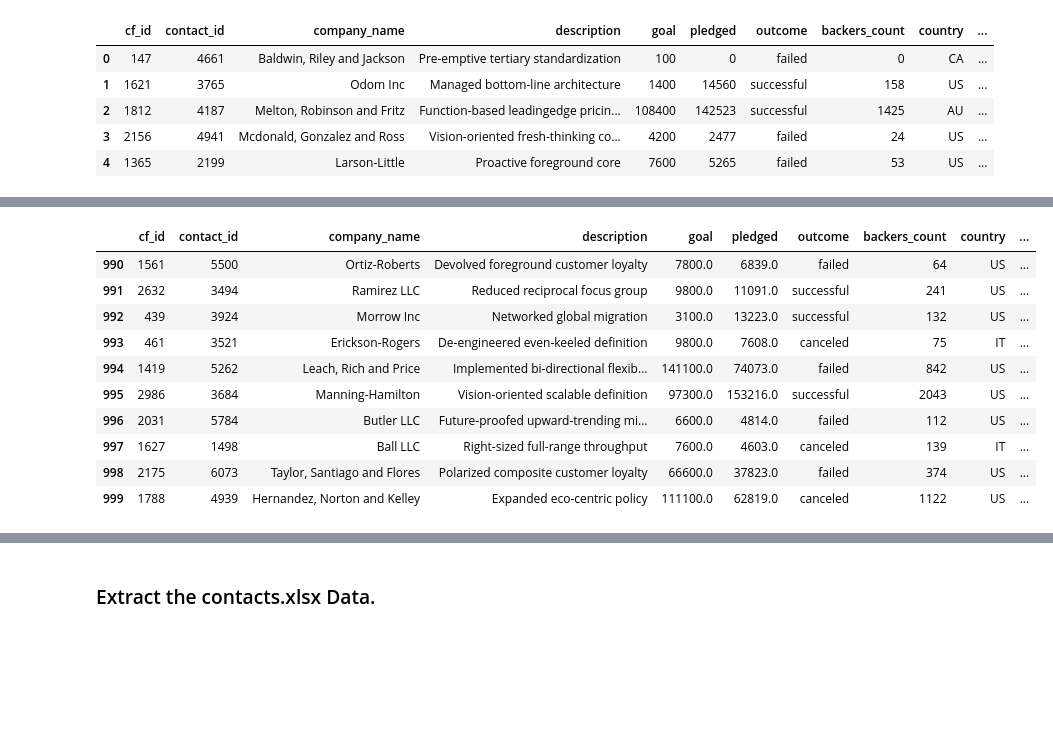
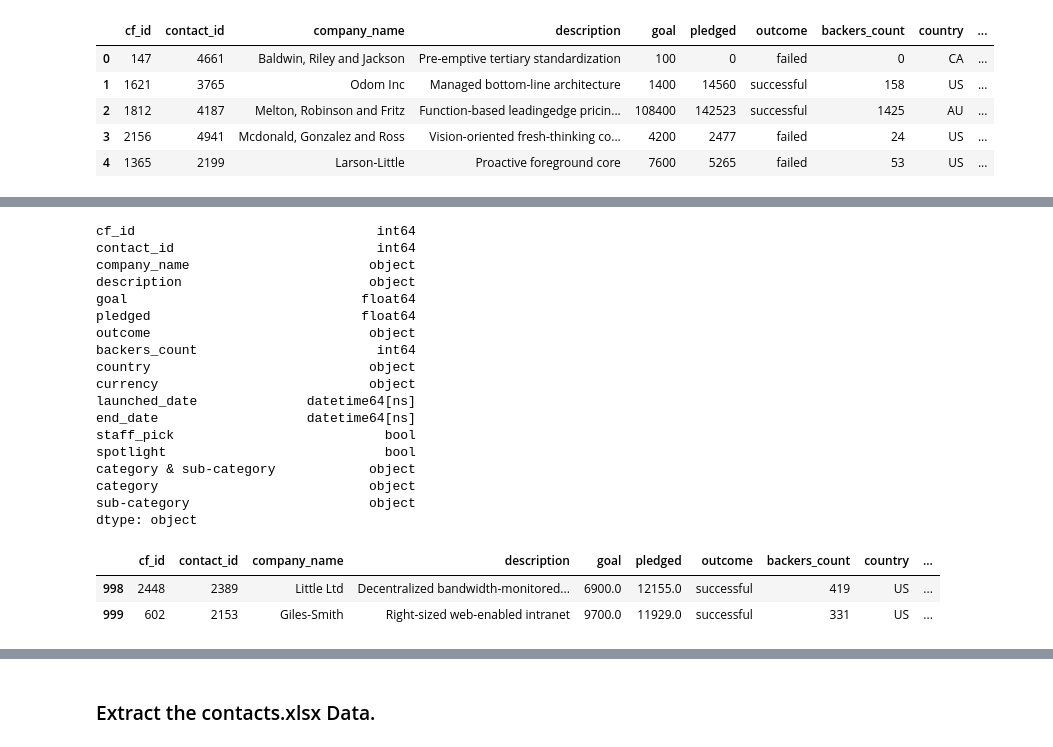
Before and after one commit to AnitaGj1/Crowdfunding_ETL, a Jupyter notebook: Starter_Files/ETL_Mini_Project_AGjurchinovska_JHeresi_NLollin_POk.ipynb.ipynb, the cells around one changed output, grey strips where cells are left out. Drawn from its saved outputs; the diff is of its cells as text; code cells hidden in the pictures; blank space fills up the shorter version.

```diff
--- a/Starter_Files/ETL_Mini_Project_AGjurchinovska_JHeresi_NLollin_POk.ipynb.ipynb
+++ b/Starter_Files/ETL_Mini_Project_AGjurchinovska_JHeresi_NLollin_POk.ipynb.ipynb
@@ -142,7 +146,11 @@ print(scat_ids)
 # %%
 # Create a category DataFrame with the category_id array as the category_id and categories list as the category name.
+category_dict = {'category_id': cat_ids, 'category': categories}
+category_df = pd.DataFrame(category_dict)
 
 # Create a category DataFrame with the subcategory_id array as the subcategory_id and subcategories list as the subcategory name.
+subcategory_dict = {'subcategory_id': scat_ids, 'sub-category': subcategories}
+subcategory_df = pd.DataFrame(subcategory_dict)
 # %%
 category_df
 # %% [output]
@@ -216,6 +224,8 @@ campaign_df.head()
 | 4 | 1365 | 2199 | Larson-Little | Proactive foreground core | 7600 | 5265 | failed | 53 | US | ... |
 # %%
 # Rename the blurb, launched_at, and deadline columns.
+renamed_campaign_df = campaign_df.rename(columns={"blurb":"description", "launched_at":"launched_date", "deadline":"end_date"})
+renamed_campaign_df.head()
 # %% [output]
 |  | cf_id | contact_id | company_name | description | goal | pledged | outcome | backers_count | country | ... |
 | 0 | 147 | 4661 | Baldwin, Riley and Jackson | Pre-emptive tertiary standardization | 100 | 0 | failed | 0 | CA | ... |
@@ -225,3 +235,5 @@ campaign_df.head()
 | 4 | 1365 | 2199 | Larson-Little | Proactive foreground core | 7600 | 5265 | failed | 53 | US | ... |
 # %%
 # Convert the goal and pledged columns to a `float` data type.
+renamed_campaign_df["goal"]  = renamed_campaign_df["goal"].astype(float)
+renamed_campaign_df["pledged"]  = renamed_campaign_df["pledged"].astype(float)
@@ -256,6 +262,9 @@ dtype: object
 # %%
 # Format the launched_date and end_date columns to datetime format
 from datetime import datetime as dt
+renamed_campaign_df["launched_date"] = pd.to_datetime(renamed_campaign_df["launched_date"])
+renamed_campaign_df["end_date"] = pd.to_datetime(renamed_campaign_df["end_date"])
+renamed_campaign_df
 # %% [output]
 |  | cf_id | contact_id | company_name | description | goal | pledged | outcome | backers_count | country | ... |
 | 0 | 147 | 4661 | Baldwin, Riley and Jackson | Pre-emptive tertiary standardization | 100.0 | 0.0 | failed | 0 | CA | ... |
@@ -266,18 +282,32 @@ from datetime import datetime as dt
+# %%
+# Check the datatypes
+renamed_campaign_df.dtypes
+# %% [output]
+cf_id                               int64
+contact_id                          int64
+company_name                       object
+description                        object
+goal                              float64
+pledged                           float64
+outcome                            object
+backers_count                       int64
+country                            object
+currency                           object
+launched_date              datetime64[ns]
+end_date                   datetime64[ns]
+staff_pick                           bool
+spotlight                            bool
+category & sub-category            object
+category                           object
+sub-category                       object
+dtype: object
 # %%
 # Merge the campaign_df with the category_df on the "category" column and
 # the subcategory_df on the "subcategory" column.
-
-
-campaign_merged_df.tail(10)
+campaign_merged_df = pd.merge(renamed_campaign_df, category_df, on='category', how='outer')
+campaign_merged_df= pd.merge(campaign_merged_df, subcategory_df, on='sub-category', how='outer')
+campaign_merged_df.tail(2)
 # %% [output]
 |  | cf_id | contact_id | company_name | description | goal | pledged | outcome | backers_count | country | ... |
-| 990 | 1561 | 5500 | Ortiz-Roberts | Devolved foreground customer loyalty | 7800.0 | 6839.0 | failed | 64 | US | ... |
-| 991 | 2632 | 3494 | Ramirez LLC | Reduced reciprocal focus group | 9800.0 | 11091.0 | successful | 241 | US | ... |
-| 992 | 439 | 3924 | Morrow Inc | Networked global migration | 3100.0 | 13223.0 | successful | 132 | US | ... |
-| 993 | 461 | 3521 | Erickson-Rogers | De-engineered even-keeled definition | 9800.0 | 7608.0 | canceled | 75 | IT | ... |
-| 994 | 1419 | 5262 | Leach, Rich and Price | Implemented bi-directional flexib... | 141100.0 | 74073.0 | failed | 842 | US | ... |
-| 995 | 2986 | 3684 | Manning-Hamilton | Vision-oriented scalable definition | 97300.0 | 153216.0 | successful | 2043 | US | ... |
-| 996 | 2031 | 5784 | Butler LLC | Future-proofed upward-trending mi... | 6600.0 | 4814.0 | failed | 112 | US | ... |
-| 997 | 1627 | 1498 | Ball LLC | Right-sized full-range throughput | 7600.0 | 4603.0 | canceled | 139 | IT | ... |
-| 998 | 2175 | 6073 | Taylor, Santiago and Flores | Polarized composite customer loyalty | 66600.0 | 37823.0 | failed | 374 | US | ... |
-| 999 | 1788 | 4939 | Hernandez, Norton and Kelley | Expanded eco-centric policy | 111100.0 | 62819.0 | canceled | 1122 | US | ... |
+| 998 | 2448 | 2389 | Little Ltd | Decentralized bandwidth-monitored... | 6900.0 | 12155.0 | successful | 419 | US | ... |
+| 999 | 602 | 2153 | Giles-Smith | Right-sized web-enabled intranet | 9700.0 | 11929.0 | successful | 331 | US | ... |
```
Also changed, not shown: parts of 11 cells of this notebook, 3 other files.
